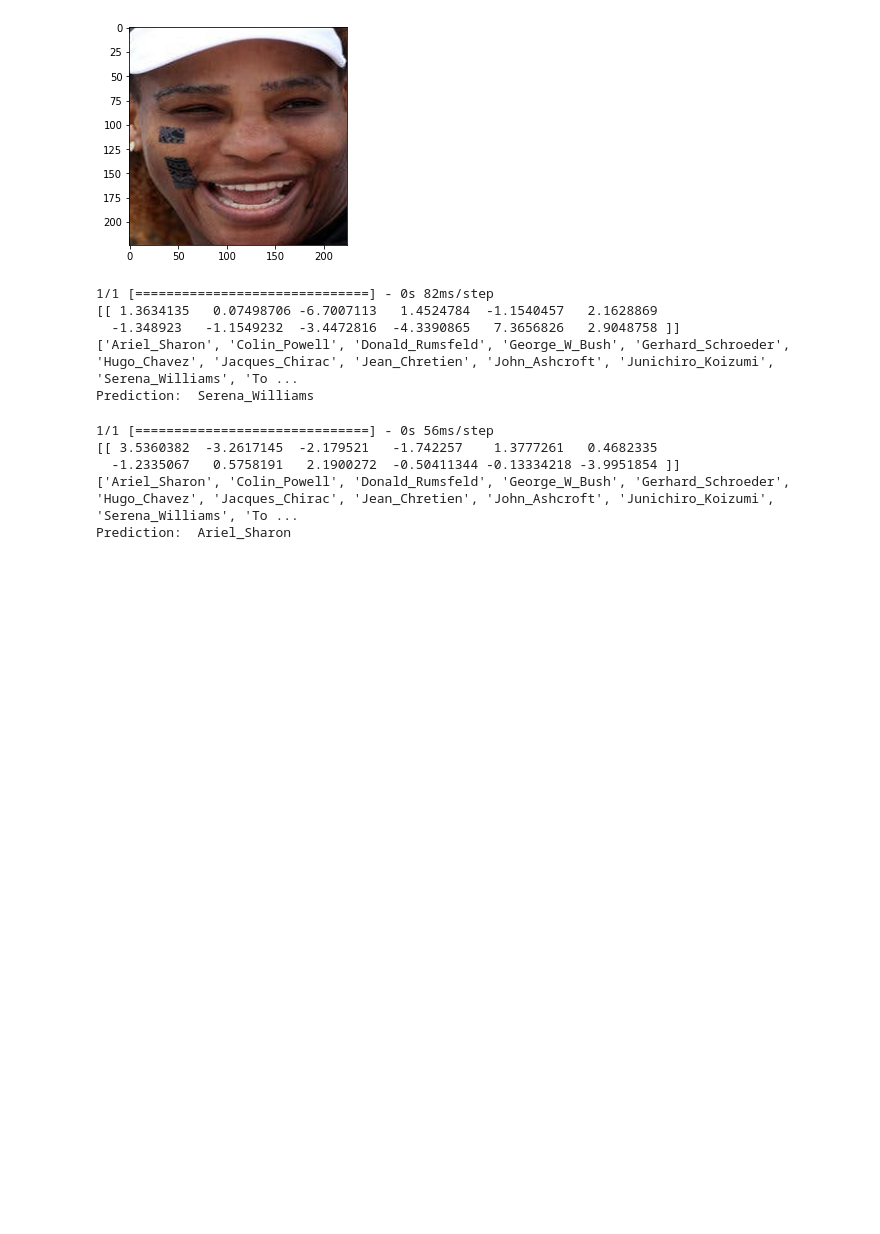
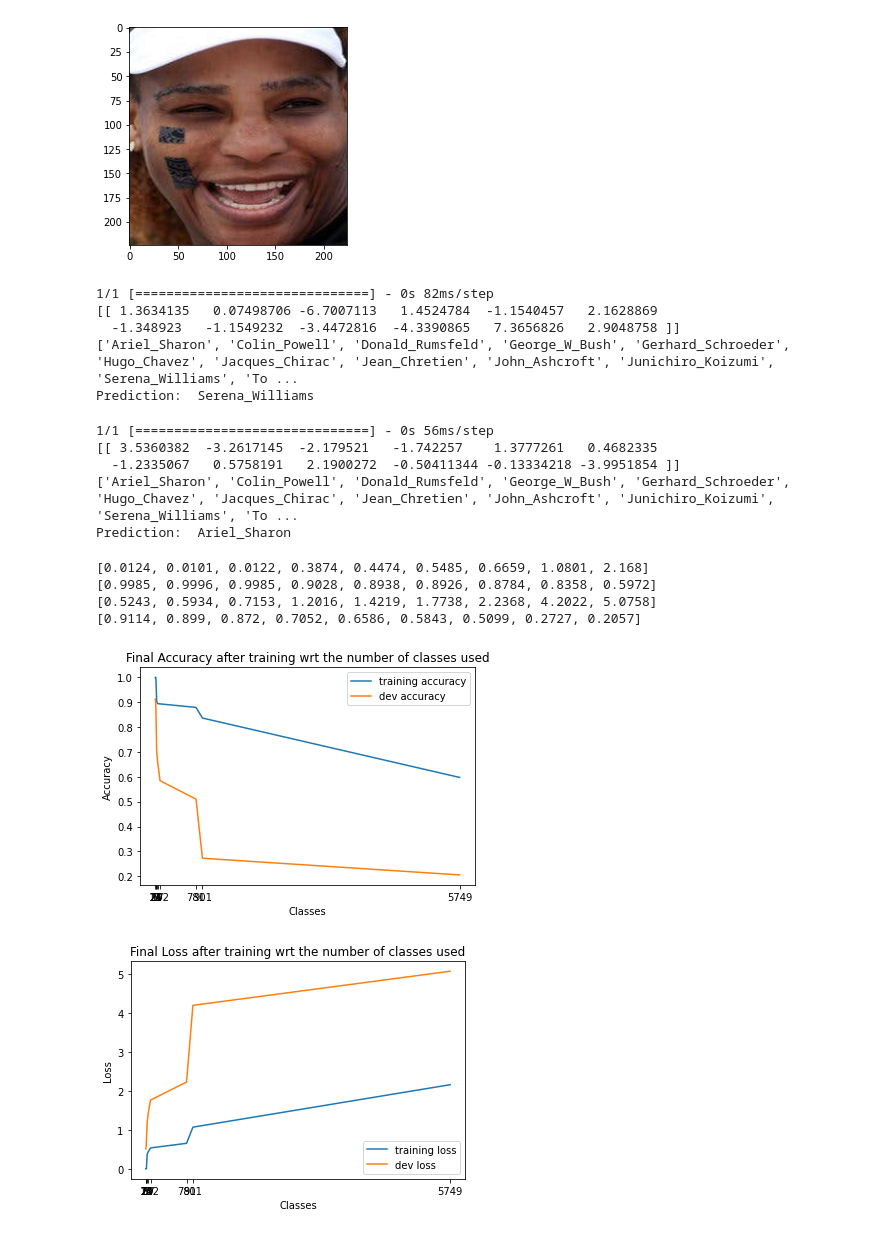
Before and after one commit to NankoCS/CelebRecognition, a Jupyter notebook: application.ipynb, the cells around one changed output. Saved outputs shown, nothing was run; the diff lists cells and outputs as text; code cells hidden in the pictures; blank space fills up the shorter version.

Commit message:
updated training values and added figures in the application

```diff
--- a/application.ipynb
+++ b/application.ipynb
@@ -184,3 +184,42 @@ print("Prediction: ", class_names[maxIndex])
   -1.2335067   0.5758191   2.1900272  -0.50411344 -0.13334218 -3.9951854 ]]
 ['Ariel_Sharon', 'Colin_Powell', 'Donald_Rumsfeld', 'George_W_Bush', 'Gerhard_Schroeder', 'Hugo_Chavez', 'Jacques_Chirac', 'Jean_Chretien', 'John_Ashcroft', 'Junichiro_Koizumi', 'Serena_Williams', 'To ...
 Prediction:  Ariel_Sharon
+# %%
+classes = [13, 21, 24, 39, 57, 102, 781, 901, 5749]
+
+losses = [0.0124, 0.0101, 0.0122, 0.3874, 0.4474, 0.5485, 0.6659, 1.0801, 2.168]
+accuracies = [0.9985, 0.9996, 0.9985, 0.9028, 0.8938, 0.8926, 0.8784, 0.8358, 0.5972]
+val_losses = [0.5243, 0.5934, 0.7153, 1.2016, 1.4219, 1.7738, 2.2368, 4.2022, 5.0758]
+val_accuracies = [0.9114, 0.899, 0.872, 0.7052, 0.6586, 0.5843, 0.5099, 0.2727, 0.2057]
+print(losses)
+print(accuracies)
+print(val_losses)
+print(val_accuracies)
+# %% [output]
+[0.0124, 0.0101, 0.0122, 0.3874, 0.4474, 0.5485, 0.6659, 1.0801, 2.168]
+[0.9985, 0.9996, 0.9985, 0.9028, 0.8938, 0.8926, 0.8784, 0.8358, 0.5972]
+[0.5243, 0.5934, 0.7153, 1.2016, 1.4219, 1.7738, 2.2368, 4.2022, 5.0758]
+[0.9114, 0.899, 0.872, 0.7052, 0.6586, 0.5843, 0.5099, 0.2727, 0.2057]
+# %%
+fig1, ax1 = plt.subplots()
+plt.title("Final Accuracy after training wrt the number of classes used")
+plt.ylabel("Accuracy")
+plt.xlabel("Classes")
+ax1.set_xticks(classes)
+plt.plot(classes, accuracies)
+plt.plot(classes, val_accuracies)
+plt.legend(["training accuracy", "dev accuracy"], loc = "upper right")
+plt.show()
+
+fig2, ax2 = plt.subplots()
+plt.title("Final Loss after training wrt the number of classes used")
+plt.ylabel("Loss")
+plt.xlabel("Classes")
+ax2.set_xticks(classes)
+plt.plot(classes, losses)
+plt.plot(classes, val_losses)
+plt.legend(["training loss", "dev loss"], loc = "lower right")
+plt.show()
+# %% [output]
+[figure, added]
+[figure, added]
```
Also changed, not shown: parts of 1 cell of this notebook, 18 other files.
